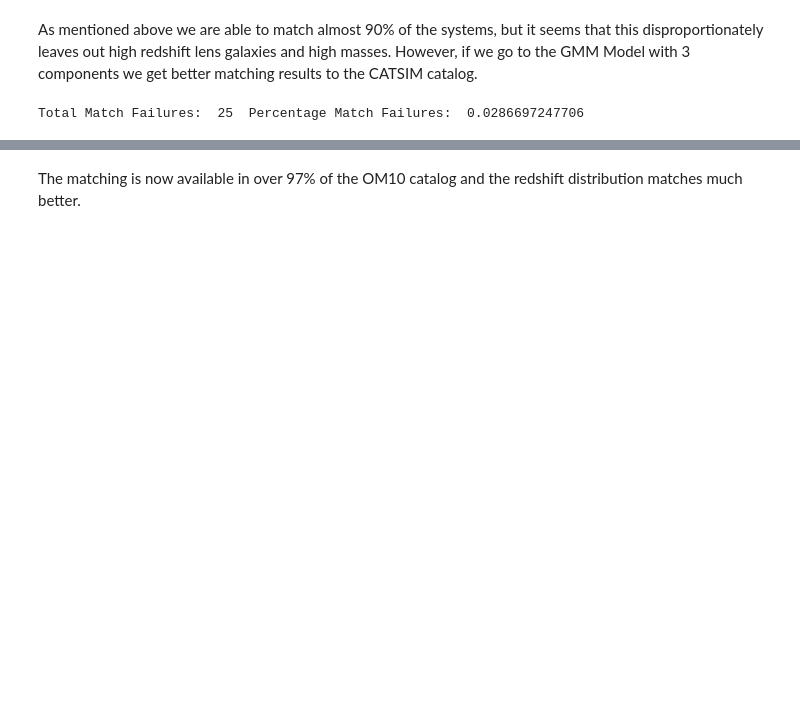
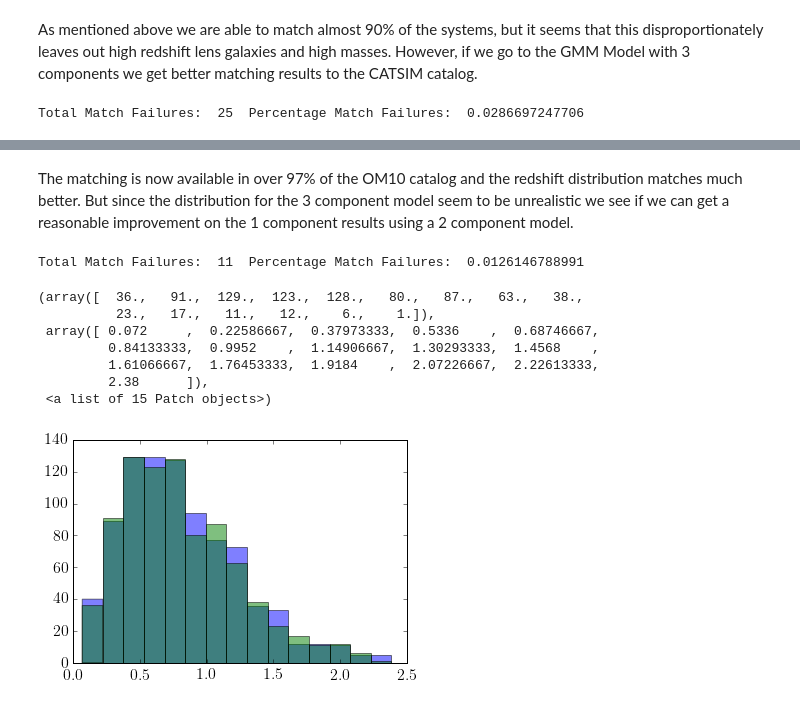
Before and after one commit to LSSTDESC/Twinkles, a Jupyter notebook: examples/notebooks/MatchingLensGalaxies.ipynb, the cells around one changed output, grey strips where cells are left out. Saved outputs shown, nothing was run; the diff lists cells and outputs as text; code cells hidden in the pictures; blank space fills up the shorter version.

Commit message:
2 component models tested with CATSIM

```diff
--- a/examples/notebooks/MatchingLensGalaxies.ipynb
+++ b/examples/notebooks/MatchingLensGalaxies.ipynb
@@ -573,2 +573,2 @@ plt.hist(catsim_m_star, alpha=0.5, bins=bins)
 # %% [markdown]
-The matching is now available in over 97% of the OM10 catalog and the redshift distribution matches much better.
+The matching is now available in over 97% of the OM10 catalog and the redshift distribution matches much better. But since the distribution for the 3 component model seem to be unrealistic we see if we can get a reasonable improvement on the 1 component results using a 2 component model.
@@ -574,0 +589,28 @@ The matching is now available in over 97% of the OM10 catalog and the redshift d
+# %%
+catsim_om10_match = []
+err = 0
+np.random.seed(10)
+for zsrc, m_star, ellip in zip(twinkles_lenses['ZLENS'], np.power(10, twinkles_log_m)/((1e10)/.73), twinkles_lenses['ELLIP']):
+    #print zsrc, m_star
+    cs_results = query_catsim(db_obj, zsrc, m_star, ellip)
+    try:
+        catsim_om10_match.append(list(np.random.choice(cs_results)))
+    except:
+        err += 1
+        continue
+print "Total Match Failures: ", err, " Percentage Match Failures: ", np.float(err)/len(twinkles_log_m)
+# %% [output]
+Total Match Failures:  11  Percentage Match Failures:  0.0126146788991
+# %%
+#Let's take a look at a couple results
+n, bins, p = plt.hist(twinkles_lenses['ZLENS'], alpha=0.5, bins=15)
+plt.hist(catsim_z, alpha=0.5, bins=bins)
+# %% [output]
+(array([  36.,   91.,  129.,  123.,  128.,   80.,   87.,   63.,   38.,
+          23.,   17.,   11.,   12.,    6.,    1.]),
+ array([ 0.072     ,  0.22586667,  0.37973333,  0.5336    ,  0.68746667,
+         0.84133333,  0.9952    ,  1.14906667,  1.30293333,  1.4568    ,
+         1.61066667,  1.76453333,  1.9184    ,  2.07226667,  2.22613333,
+         2.38      ]),
+ <a list of 15 Patch objects>)
+[figure, added]
```
Also changed, not shown: parts of 11 cells of this notebook.
